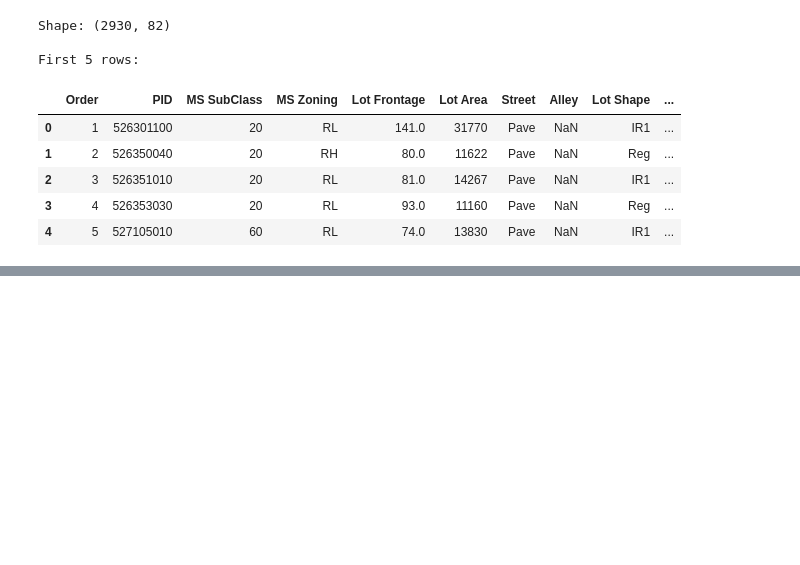
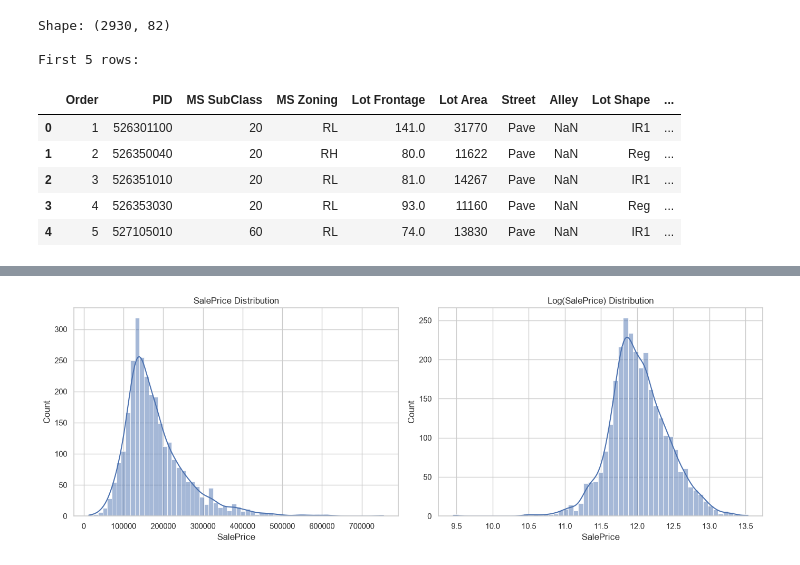
Before and after one commit to Joaco273/ValueIQ, a Jupyter notebook: notebooks/01_eda.ipynb, the cells around one changed output, grey strips where cells are left out. Drawn from its saved outputs; the diff is of its cells as text; code cells hidden in the pictures; blank space fills up the shorter version.

Commit message:
complete EDA: missing values plan, distributions, correlations, outliers

```diff
--- a/notebooks/01_eda.ipynb
+++ b/notebooks/01_eda.ipynb
@@ -30,0 +97,13 @@ First 5 rows:
+# %%
+fig, axes = plt.subplots(1, 2, figsize=(14, 5))
+
+sns.histplot(df['SalePrice'], kde=True, ax=axes[0])
+axes[0].set_title('SalePrice Distribution')
+
+sns.histplot(np.log1p(df['SalePrice']), kde=True, ax=axes[1])
+axes[1].set_title('Log(SalePrice) Distribution')
+
+plt.tight_layout()
+plt.show()
+# %% [output]
+[figure, added]
```
Also changed, not shown: parts of 7 cells of this notebook.
